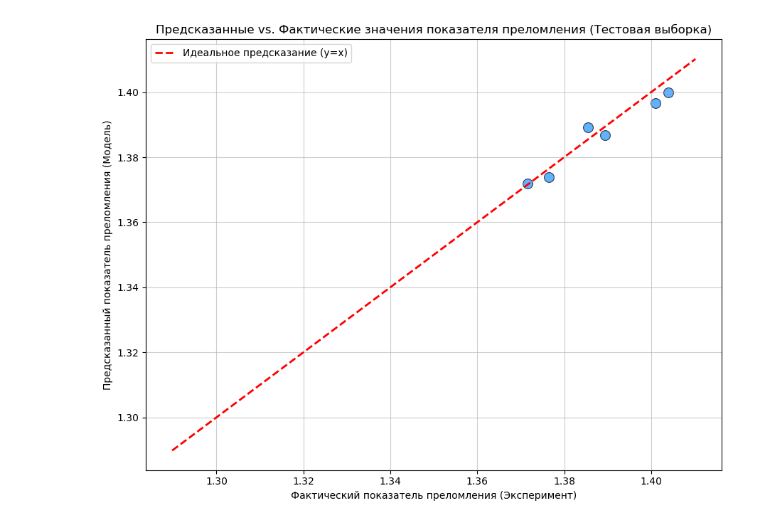
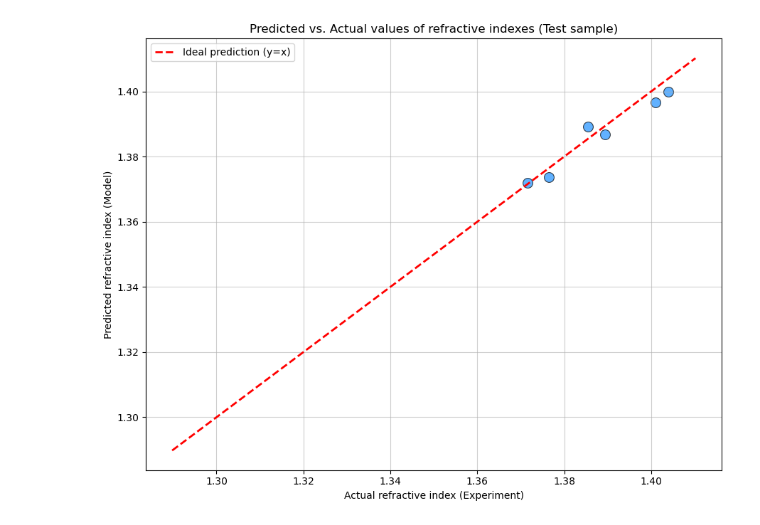
Before and after one commit to Adilzhancompute/Alkafract, a Jupyter notebook: Alkafract.ipynb, the cells around one changed output. Cells and saved outputs as stored; diff of their text form; code cells hidden in the pictures.

Commit message:
Improved instructions in code and changed hypothetical alkane

```diff
--- a/Alkafract.ipynb
+++ b/Alkafract.ipynb
@@ -9,7 +9,7 @@ import numpy as np
 import matplotlib.pyplot as plt
 import seaborn as sns
 
-print("1. Сбор исходных данных")
+print("1. Data collection")
 excel_file_path = 'experimental data.xlsx'
 df = pd.DataFrame(pd.read_excel(excel_file_path, sheet_name='Alkanes'))
 df['Refractive_Index_Exp'] = df['Refractive_Index_Exp'].astype(str)
@@ -20,17 +20,17 @@ df['Refractive_Index_Exp'] = pd.to_numeric(df['Refractive_Index_Exp'], errors='c
 initial_len = len(df)
 df = df.dropna(subset=['Refractive_Index_Exp'])
 if len(df) < initial_len:
-    print(f"Удалено {initial_len - len(df)} строк, где нет значения показателя преломления.")
-print("Исходные данные:")
+    print(f"Deleted {initial_len - len(df)} raws where there are no refractive index values")
+print("Initial Data:")
 print(df.head())
-print(f"Всего молекул в наборе данных: {len(df)}")
+print(f"Total molecules in dataset: {len(df)}")
 
-print("2. Генерация молекулярных дескрипторов из SMILES")
+print("2. Generation of molecular descriptors from SMILES")
 df['Mol'] = df['SMILES'].apply(Chem.MolFromSmiles)
 if df['Mol'].isnull().any():
-    print("Некоторые SMILES не были корректно преобразованы в объекты Mol. Проверьте исходные SMILES.")
+    print("Some SMILES weren't correctly converted to Mol objects, check the original SMILES")
     df = df.dropna(subset=['Mol'])
-    print(f"После очистки осталось молекул: {len(df)}")
+    print(f"After cleaning, remained molecules: {len(df)}")
 selected_descriptor_funcs = [
     Descriptors.MolWt,
     Descriptors.HeavyAtomCount,
@@ -64,14 +64,14 @@ for mol in df['Mol']:
         desc_values = [func(mol) for func in selected_descriptor_funcs]
         descriptor_list.append(desc_values)
     except Exception as e:
-        print(f"Ошибка при генерации дескрипторов для молекулы: {Chem.MolToSmiles(mol) if mol else 'Неизвестная'} - {e}")
+        print(f"Error in generating descriptors for a molecule: {Chem.MolToSmiles(mol) if mol else 'Unknown'} - {e}")
         descriptor_list.append([np.nan] * len(selected_descriptor_funcs))
 desc_df = pd.DataFrame(descriptor_list, columns=descriptor_names)
 df_final = pd.concat([df.drop('Mol', axis=1), desc_df], axis=1)
-print("\nДанные с сгенерированными дескрипторами:")
+print("\nData with generated descriptors:")
 print(df_final.head())
 
-print("3. Подготовка данных для машинного обучения")
+print("3. Preparing data for machine learning")
 X = df_final[descriptor_names]
 y = df_final['Refractive_Index_Exp']
 initial_num_features = X.shape[1]
@@ -79,43 +79,43 @@ X = X.loc[:, (X != X.iloc[0]).any()]
 X = X.dropna(axis=1)
 cleaned_num_features = X.shape[1]
 if initial_num_features > cleaned_num_features:
-    print(f"Удалено {initial_num_features - cleaned_num_features} константных или NaN-дескрипторов")
-    print(f"Осталось дескрипторов: {cleaned_num_features}")
+    print(f"Deleted {initial_num_features - cleaned_num_features} constant or NaN-descriptors")
+    print(f"Remained descriptors: {cleaned_num_features}")
 if X.empty:
-    raise ValueError("После очистки не осталось дескрипторов")
-print(f"\nДескрипторы для моделирования:")
+    raise ValueError("After cleaning, molecules did not remain")
+print(f"\nDescriptors for modelling:")
 print(X.head())
-print(f"\nЦелевая переменная:")
+print(f"\nTarget variable:")
 print(y.head())
 X_train, X_test, y_train, y_test = train_test_split(X, y, test_size=0.2, random_state=42)
-print(f"\nРазмер обучающей выборки: {X_train.shape[0]}")
-print(f"Размер тестовой выборки: {X_test.shape[0]}")
+print(f"\nThe size of the training sample: {X_train.shape[0]}")
+print(f"The size of test sample: {X_test.shape[0]}")
 
-print("4. Построение и обучение модели RandomForestRegressor")
+print("4. Building and training a model RandomForestRegressor")
 model = RandomForestRegressor(n_estimators=100, random_state=42)
 model.fit(X_train, y_train)
 
-print("5. Оценка производительности модели")
+print("5. Evaluating the model's performance")
 y_pred_test = model.predict(X_test)
 r2 = r2_score(y_test, y_pred_test)
 rmse = np.sqrt(mean_squared_error(y_test, y_pred_test))
 mae = mean_absolute_error(y_test, y_pred_test)
-print(f"  Метрики на тестовой выборке:")
-print(f"  R^2 (коэффициент детерминации): {r2:.3f}")
-print(f"  RMSE (среднеквадратичная ошибка): {rmse:.5f}")
-print(f"  MAE (средняя абсолютная ошибка): {mae:.5f}")
+print(f"  Metrics based on the test sample:")
+print(f"  R^2 (Coefficient of determination): {r2:.3f}")
+print(f"  RMSE (Mean squared error): {rmse:.5f}")
+print(f"  MAE (Mean absolute error): {mae:.5f}")
 plt.figure(figsize=(9, 7))
 sns.scatterplot(x=y_test, y=y_pred_test, s=100, alpha=0.7, color='dodgerblue', edgecolor='black')
-plt.plot([y.min(), y.max()], [y.min(), y.max()], 'r--', lw=2, label='Идеальное предсказание (y=x)')
-plt.xlabel('Фактический показатель преломления (Эксперимент)')
-plt.ylabel('Предсказанный показатель преломления (Модель)')
-plt.title('Предсказанные vs. Фактические значения показателя преломления (Тестовая выборка)')
+plt.plot([y.min(), y.max()], [y.min(), y.max()], 'r--', lw=2, label='Ideal prediction (y=x)')
+plt.xlabel('Actual refractive index (Experiment)')
+plt.ylabel('Predicted refractive index (Model)')
+plt.title('Predicted vs. Actual values of refractive indexes (Test sample)')
 plt.grid(True, linestyle='-', alpha=0.6)
 plt.legend()
 plt.tight_layout()
 plt.show()
 
-print("6. Анализ важности дескрипторов")
+print("6. Analysis of importance of descriptors")
 if hasattr(model, 'feature_importances_'):
     feature_importances = model.feature_importances_
     feature_names = X.columns
@@ -126,26 +126,26 @@ if hasattr(model, 'feature_importances_'):
     })
     importance_df = importance_df.sort_values(by='Importance', ascending=False)
 
-    print("\nТоп-5 наиболее влиятельных дескрипторов:")
+    print("\nTop 5 most Influential Descriptors:")
     print(importance_df.head(5))
 
     plt.figure(figsize=(12, 8))
     sns.barplot(x='Importance', y='Feature', data=importance_df, hue='Feature', palette='viridis', legend=False)
-    plt.title('Важность дескрипторов для предсказания показателя преломления')
-    plt.xlabel('Оценка важности')
-    plt.ylabel('Молекулярный дескриптор')
+    plt.title('The importance of descriptors for predicting refractive index')
+    plt.xlabel('Evaluation of importance')
+    plt.ylabel('Molecular descriptor')
     plt.grid(axis='x', linestyle='--', alpha=0.7)
     plt.tight_layout()
     plt.show()
 else:
-    print("Модель не поддерживает прямую оценку важности признаков.")
+    print("The model doesn't support a direct evaluation of the importance of features")
 
-print("7. Предсказание показателя преломления для гипотетической молекулы")
-new_alkane_smiles = 'CCCCCCCCCCCC'
-new_alkane_name = 'n-Dodecane (Hypothetical)'
+print("7. Prediction of refractive index for hypothetical molecule")
+new_alkane_smiles = 'CC(C)(C)C(C)C(C)CC'
+new_alkane_name = '2,2,3,4-Tetramethylhexane'
 new_mol = Chem.MolFromSmiles(new_alkane_smiles)
 if new_mol is None:
-    print(f"Ошибка: Некорректный SMILES для '{new_alkane_name}'. Невозможно предсказать.")
+    print(f"Error: Incorrect SMILES для '{new_alkane_name}'. Impossible to predict.")
 else:
     try:
         AllChem.ComputeGasteigerCharges(new_mol)
@@ -156,11 +156,11 @@ else:
 
         predicted_ri = model.predict(new_X_for_prediction)[0]
 
-        print(f"\nПредсказание для '{new_alkane_name}' (SMILES: '{new_alkane_smiles}'):")
-        print(f"  Предсказанный показатель преломления: {predicted_ri:.4f}")
-        print(f"Показатель преломления по методу Гладстона Дейла: 1.419")
-        print(f"Экспериментальный показатель преломления: 1.421")
+        print(f"\nPrediction for '{new_alkane_name}' (SMILES: '{new_alkane_smiles}'):")
+        print(f"  Predicted value of refractive index: {predicted_ri:.4f}")
+        print(f"Refractive index according to the Gladstone-Dale method: 1,4164")
+        print(f"Experimental refractive index: 1.411")
 
     except Exception as e:
-        print(f"Ошибка при предсказании для новой молекулы '{new_alkane_name}': {e}")
+        print(f"Error during prediction of refractive index for '{new_alkane_name}': {e}")
 # %% [output]
@@ -184 +184 @@ else:
-[figure, old version]
+[figure, new version]
```
Also changed, not shown: parts of 1 cell of this notebook.
